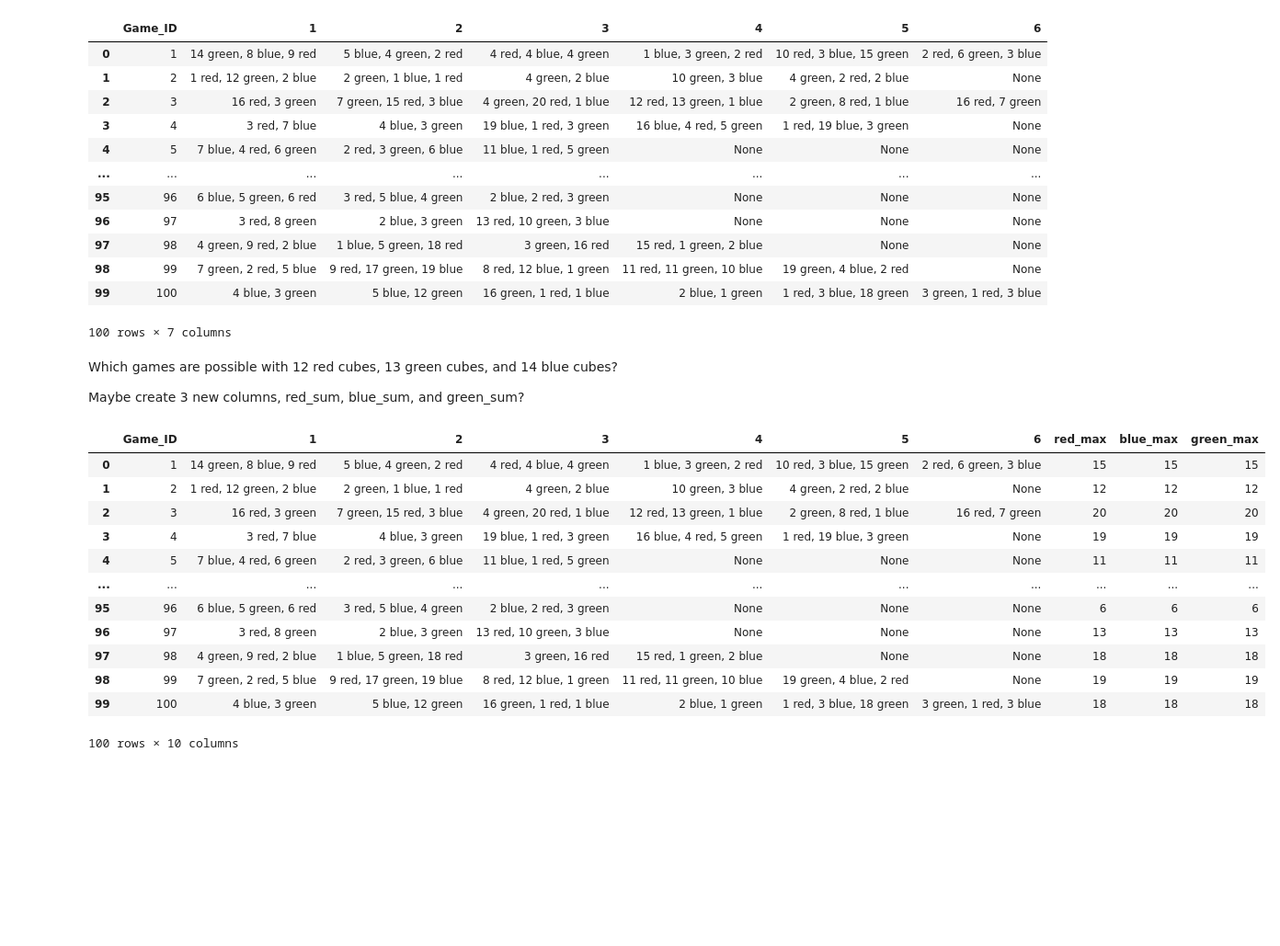
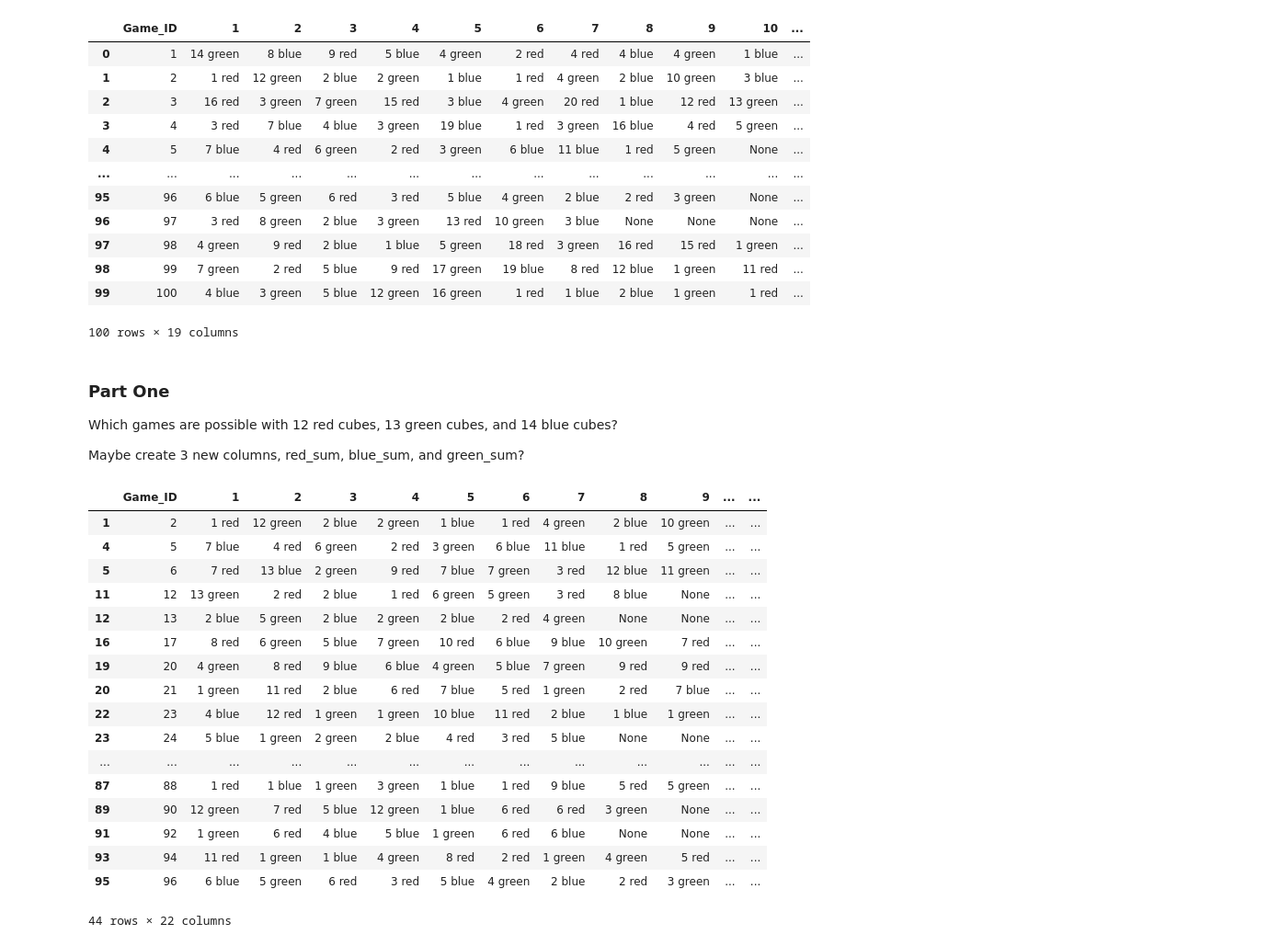
Before and after one commit to Pikalover10/Advent_of_Code_2023, a Jupyter notebook: Day_2_Develop.ipynb, the cells around one changed output. Shown: that part at 92% size. Cells and saved outputs as stored; diff of their text form; code cells hidden in the pictures; blank space fills up the shorter version.

```diff
--- a/Day_2_Develop.ipynb
+++ b/Day_2_Develop.ipynb
@@ -3,30 +3,30 @@ import pandas as pd
 import numpy as np
 import re
 # %%
-header = ['Game_ID', '1', '2', '3', '4', '5', '6']
+header = ['Game_ID', '1', '2', '3', '4', '5', '6', '7', '8', '9', '10', '11', '12', '13', '14', '15', '16', '17', '18']
 
-df = pd.read_csv('/mnt/Day_2_Input.txt', sep = ';|:', header = None, names = header)
+df = pd.read_csv('/mnt/Day_2_Input.txt', sep = ';|:|,', header = None, names = header)
 
 df['Game_ID'] = df['Game_ID'].str.replace(r'Game ', '', regex=True).str.strip()
 
-df.fillna(0)
-
 df
 # %% [output]
-|  | Game_ID | 1 | 2 | 3 | 4 | 5 | 6 |
-| 0 | 1 | 14 green, 8 blue, 9 red | 5 blue, 4 green, 2 red | 4 red, 4 blue, 4 green | 1 blue, 3 green, 2 red | 10 red, 3 blue, 15 green | 2 red, 6 green, 3 blue |
-| 1 | 2 | 1 red, 12 green, 2 blue | 2 green, 1 blue, 1 red | 4 green, 2 blue | 10 green, 3 blue | 4 green, 2 red, 2 blue | None |
-| 2 | 3 | 16 red, 3 green | 7 green, 15 red, 3 blue | 4 green, 20 red, 1 blue | 12 red, 13 green, 1 blue | 2 green, 8 red, 1 blue | 16 red, 7 green |
-| 3 | 4 | 3 red, 7 blue | 4 blue, 3 green | 19 blue, 1 red, 3 green | 16 blue, 4 red, 5 green | 1 red, 19 blue, 3 green | None |
-| 4 | 5 | 7 blue, 4 red, 6 green | 2 red, 3 green, 6 blue | 11 blue, 1 red, 5 green | None | None | None |
-| ... | ... | ... | ... | ... | ... | ... | ... |
-| 95 | 96 | 6 blue, 5 green, 6 red | 3 red, 5 blue, 4 green | 2 blue, 2 red, 3 green | None | None | None |
-| 96 | 97 | 3 red, 8 green | 2 blue, 3 green | 13 red, 10 green, 3 blue | None | None | None |
-| 97 | 98 | 4 green, 9 red, 2 blue | 1 blue, 5 green, 18 red | 3 green, 16 red | 15 red, 1 green, 2 blue | None | None |
-| 98 | 99 | 7 green, 2 red, 5 blue | 9 red, 17 green, 19 blue | 8 red, 12 blue, 1 green | 11 red, 11 green, 10 blue | 19 green, 4 blue, 2 red | None |
-| 99 | 100 | 4 blue, 3 green | 5 blue, 12 green | 16 green, 1 red, 1 blue | 2 blue, 1 green | 1 red, 3 blue, 18 green | 3 green, 1 red, 3 blue |
+|  | Game_ID | 1 | 2 | 3 | 4 | 5 | 6 | 7 | 8 | 9 | 10 | ... |
+| 0 | 1 | 14 green | 8 blue | 9 red | 5 blue | 4 green | 2 red | 4 red | 4 blue | 4 green | 1 blue | ... |
+| 1 | 2 | 1 red | 12 green | 2 blue | 2 green | 1 blue | 1 red | 4 green | 2 blue | 10 green | 3 blue | ... |
+| 2 | 3 | 16 red | 3 green | 7 green | 15 red | 3 blue | 4 green | 20 red | 1 blue | 12 red | 13 green | ... |
+| 3 | 4 | 3 red | 7 blue | 4 blue | 3 green | 19 blue | 1 red | 3 green | 16 blue | 4 red | 5 green | ... |
+| 4 | 5 | 7 blue | 4 red | 6 green | 2 red | 3 green | 6 blue | 11 blue | 1 red | 5 green | None | ... |
+| ... | ... | ... | ... | ... | ... | ... | ... | ... | ... | ... | ... | ... |
+| 95 | 96 | 6 blue | 5 green | 6 red | 3 red | 5 blue | 4 green | 2 blue | 2 red | 3 green | None | ... |
+| 96 | 97 | 3 red | 8 green | 2 blue | 3 green | 13 red | 10 green | 3 blue | None | None | None | ... |
+| 97 | 98 | 4 green | 9 red | 2 blue | 1 blue | 5 green | 18 red | 3 green | 16 red | 15 red | 1 green | ... |
+| 98 | 99 | 7 green | 2 red | 5 blue | 9 red | 17 green | 19 blue | 8 red | 12 blue | 1 green | 11 red | ... |
+| 99 | 100 | 4 blue | 3 green | 5 blue | 12 green | 16 green | 1 red | 1 blue | 2 blue | 1 green | 1 red | ... |
-100 rows × 7 columns
+100 rows × 19 columns
 # %% [markdown]
+### Part One
+
 Which games are possible with 12 red cubes, 13 green cubes, and 14 blue cubes?
 
 Maybe create 3 new columns, red_sum, blue_sum, and green_sum?
@@ -43,35 +43,37 @@ def green_max(row):
     green_values = [int(s) for value in row if 'green' in str(value) for s in str(value).split() if s.isdigit()]
     return np.max(green_values) if green_values else 0
 # %%
-# Create new columns for the sum of colors
+# Create new columns that pull out the max number of each color of cube
 df['red_max'] = df.apply(red_max, axis = 1)
 df['blue_max'] = df.apply(blue_max, axis = 1)
 df['green_max'] = df.apply(green_max, axis = 1)
 
-# Create conditions for a filtered dataframe
+# Create conditions to apply to a filtered dataframe
 red_condition = df['red_max'] <= 12
 blue_condition = df['blue_max'] <= 14
 green_condition = df['green_max'] <= 13
 
 #Locate rows that satisfy all conditions and create a filtered df from it
+filtered_df = df[red_condition & blue_condition & green_condition]
 
-#filtered_df = df[red_condition & blue_condition & green_condition]
-
-#Sum the values of the game IDs
-#filtered_df
-df
+filtered_df
 # %% [output]
-|  | Game_ID | 1 | 2 | 3 | 4 | 5 | 6 | red_max | blue_max | green_max |
-| 0 | 1 | 14 green, 8 blue, 9 red | 5 blue, 4 green, 2 red | 4 red, 4 blue, 4 green | 1 blue, 3 green, 2 red | 10 red, 3 blue, 15 green | 2 red, 6 green, 3 blue | 15 | 15 | 15 |
-| 1 | 2 | 1 red, 12 green, 2 blue | 2 green, 1 blue, 1 red | 4 green, 2 blue | 10 green, 3 blue | 4 green, 2 red, 2 blue | None | 12 | 12 | 12 |
-| 2 | 3 | 16 red, 3 green | 7 green, 15 red, 3 blue | 4 green, 20 red, 1 blue | 12 red, 13 green, 1 blue | 2 green, 8 red, 1 blue | 16 red, 7 green | 20 | 20 | 20 |
-| 3 | 4 | 3 red, 7 blue | 4 blue, 3 green | 19 blue, 1 red, 3 green | 16 blue, 4 red, 5 green | 1 red, 19 blue, 3 green | None | 19 | 19 | 19 |
-| 4 | 5 | 7 blue, 4 red, 6 green | 2 red, 3 green, 6 blue | 11 blue, 1 red, 5 green | None | None | None | 11 | 11 | 11 |
-| ... | ... | ... | ... | ... | ... | ... | ... | ... | ... | ... |
-| 95 | 96 | 6 blue, 5 green, 6 red | 3 red, 5 blue, 4 green | 2 blue, 2 red, 3 green | None | None | None | 6 | 6 | 6 |
-| 96 | 97 | 3 red, 8 green | 2 blue, 3 green | 13 red, 10 green, 3 blue | None | None | None | 13 | 13 | 13 |
-| 97 | 98 | 4 green, 9 red, 2 blue | 1 blue, 5 green, 18 red | 3 green, 16 red | 15 red, 1 green, 2 blue | None | None | 18 | 18 | 18 |
-| 98 | 99 | 7 green, 2 red, 5 blue | 9 red, 17 green, 19 blue | 8 red, 12 blue, 1 green | 11 red, 11 green, 10 blue | 19 green, 4 blue, 2 red | None | 19 | 19 | 19 |
-| 99 | 100 | 4 blue, 3 green | 5 blue, 12 green | 16 green, 1 red, 1 blue | 2 blue, 1 green | 1 red, 3 blue, 18 green | 3 green, 1 red, 3 blue | 18 | 18 | 18 |
+|  | Game_ID | 1 | 2 | 3 | 4 | 5 | 6 | 7 | 8 | 9 | ... | ... |
+| 1 | 2 | 1 red | 12 green | 2 blue | 2 green | 1 blue | 1 red | 4 green | 2 blue | 10 green | ... | ... |
+| 4 | 5 | 7 blue | 4 red | 6 green | 2 red | 3 green | 6 blue | 11 blue | 1 red | 5 green | ... | ... |
+| 5 | 6 | 7 red | 13 blue | 2 green | 9 red | 7 blue | 7 green | 3 red | 12 blue | 11 green | ... | ... |
+| 11 | 12 | 13 green | 2 red | 2 blue | 1 red | 6 green | 5 green | 3 red | 8 blue | None | ... | ... |
+| 12 | 13 | 2 blue | 5 green | 2 blue | 2 green | 2 blue | 2 red | 4 green | None | None | ... | ... |
+| 16 | 17 | 8 red | 6 green | 5 blue | 7 green | 10 red | 6 blue | 9 blue | 10 green | 7 red | ... | ... |
+| 19 | 20 | 4 green | 8 red | 9 blue | 6 blue | 4 green | 5 blue | 7 green | 9 red | 9 red | ... | ... |
+| 20 | 21 | 1 green | 11 red | 2 blue | 6 red | 7 blue | 5 red | 1 green | 2 red | 7 blue | ... | ... |
+| 22 | 23 | 4 blue | 12 red | 1 green | 1 green | 10 blue | 11 red | 2 blue | 1 blue | 1 green | ... | ... |
+| 23 | 24 | 5 blue | 1 green | 2 green | 2 blue | 4 red | 3 red | 5 blue | None | None | ... | ... |
+| ... | ... | ... | ... | ... | ... | ... | ... | ... | ... | ... | ... | ... |
+| 87 | 88 | 1 red | 1 blue | 1 green | 3 green | 1 blue | 1 red | 9 blue | 5 red | 5 green | ... | ... |
+| 89 | 90 | 12 green | 7 red | 5 blue | 12 green | 1 blue | 6 red | 6 red | 3 green | None | ... | ... |
+| 91 | 92 | 1 green | 6 red | 4 blue | 5 blue | 1 green | 6 red | 6 blue | None | None | ... | ... |
+| 93 | 94 | 11 red | 1 green | 1 blue | 4 green | 8 red | 2 red | 1 green | 4 green | 5 red | ... | ... |
+| 95 | 96 | 6 blue | 5 green | 6 red | 3 red | 5 blue | 4 green | 2 blue | 2 red | 3 green | ... | ... |
-100 rows × 10 columns
+44 rows × 22 columns
 # %%
```
Also changed, not shown: parts of 5 cells of this notebook, 1 other file.
